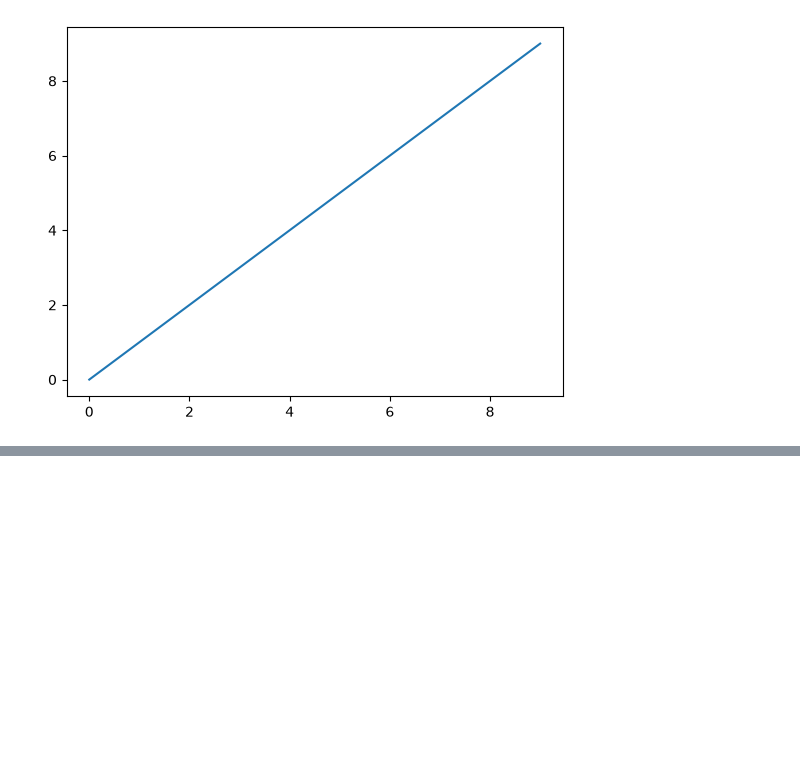
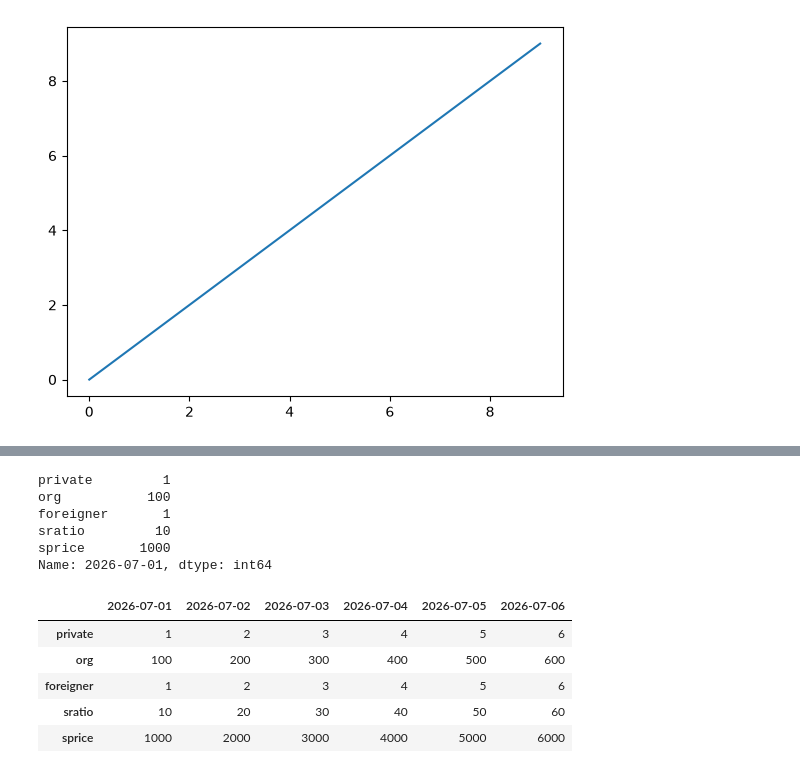
Before and after one commit to papasmf1/python260630, a Jupyter notebook: DemoPandas.ipynb, the cells around one changed output, grey strips where cells are left out. Cells and saved outputs as stored; diff of their text form; code cells hidden in the pictures; blank space fills up the shorter version.

```diff
--- a/DemoPandas.ipynb
+++ b/DemoPandas.ipynb
@@ -13,0 +49,7 @@ plt.plot(np.arange(10))
+# %%
+frame2 = DataFrame(data=data,
+    columns=["private", "org", "foreigner","sratio","sprice"],
+    index=["2026-07-01","2026-07-02","2026-07-03","2026-07-04",
+        "2026-07-05","2026-07-06"])
+#컬럼을 슬라이싱
+frame2["org"]
@@ -13,0 +64,20 @@ plt.plot(np.arange(10))
+# %%
+#특정행: .loc => location약자
+frame2.loc["2026-07-01"]
+# %% [output]
+private         1
+org           100
+foreigner       1
+sratio         10
+sprice       1000
+Name: 2026-07-01, dtype: int64
+# %%
+#피봇팅
+frame2.T
+# %% [output]
+|  | 2026-07-01 | 2026-07-02 | 2026-07-03 | 2026-07-04 | 2026-07-05 | 2026-07-06 |
+| private | 1 | 2 | 3 | 4 | 5 | 6 |
+| org | 100 | 200 | 300 | 400 | 500 | 600 |
+| foreigner | 1 | 2 | 3 | 4 | 5 | 6 |
+| sratio | 10 | 20 | 30 | 40 | 50 | 60 |
+| sprice | 1000 | 2000 | 3000 | 4000 | 5000 | 6000 |
```
Also changed, not shown: parts of 10 cells of this notebook, 11 other files.
